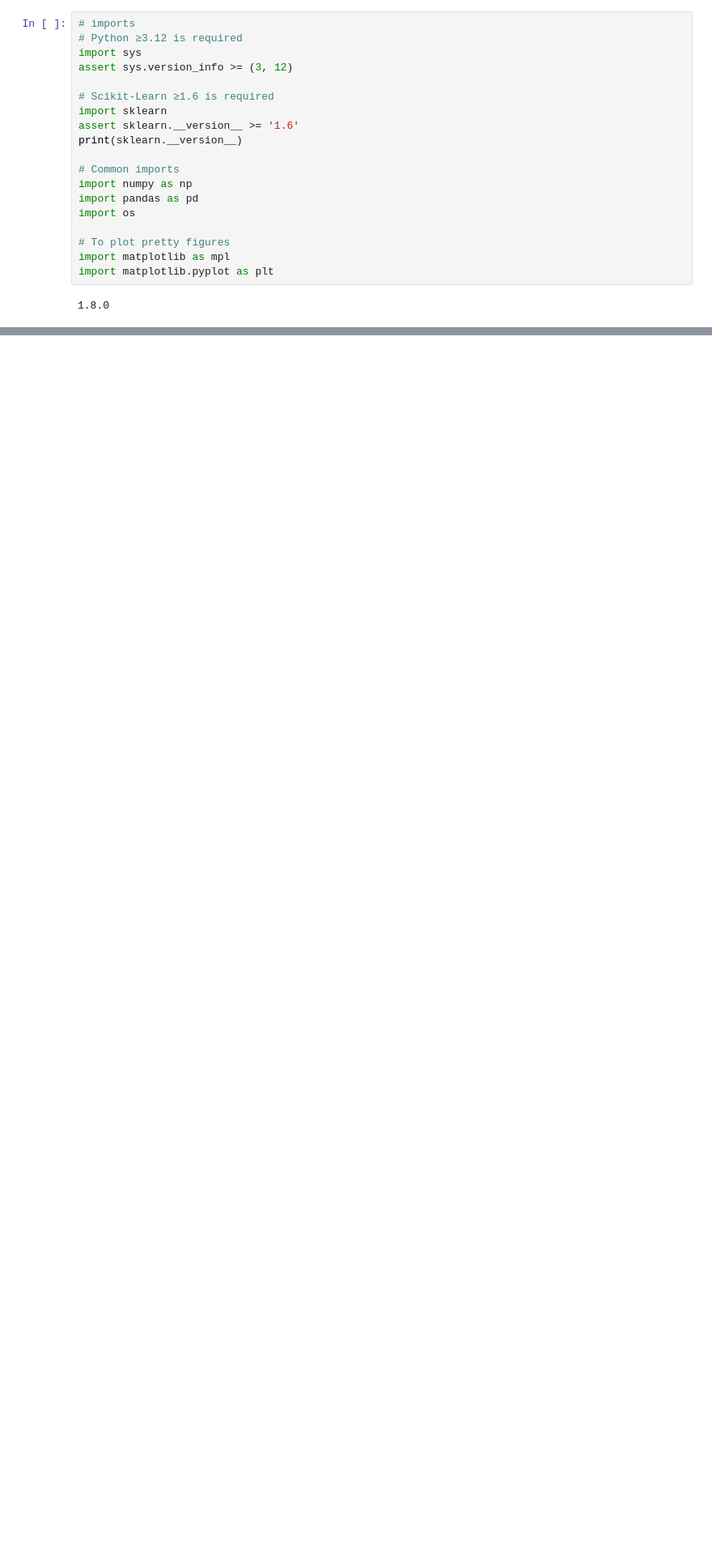
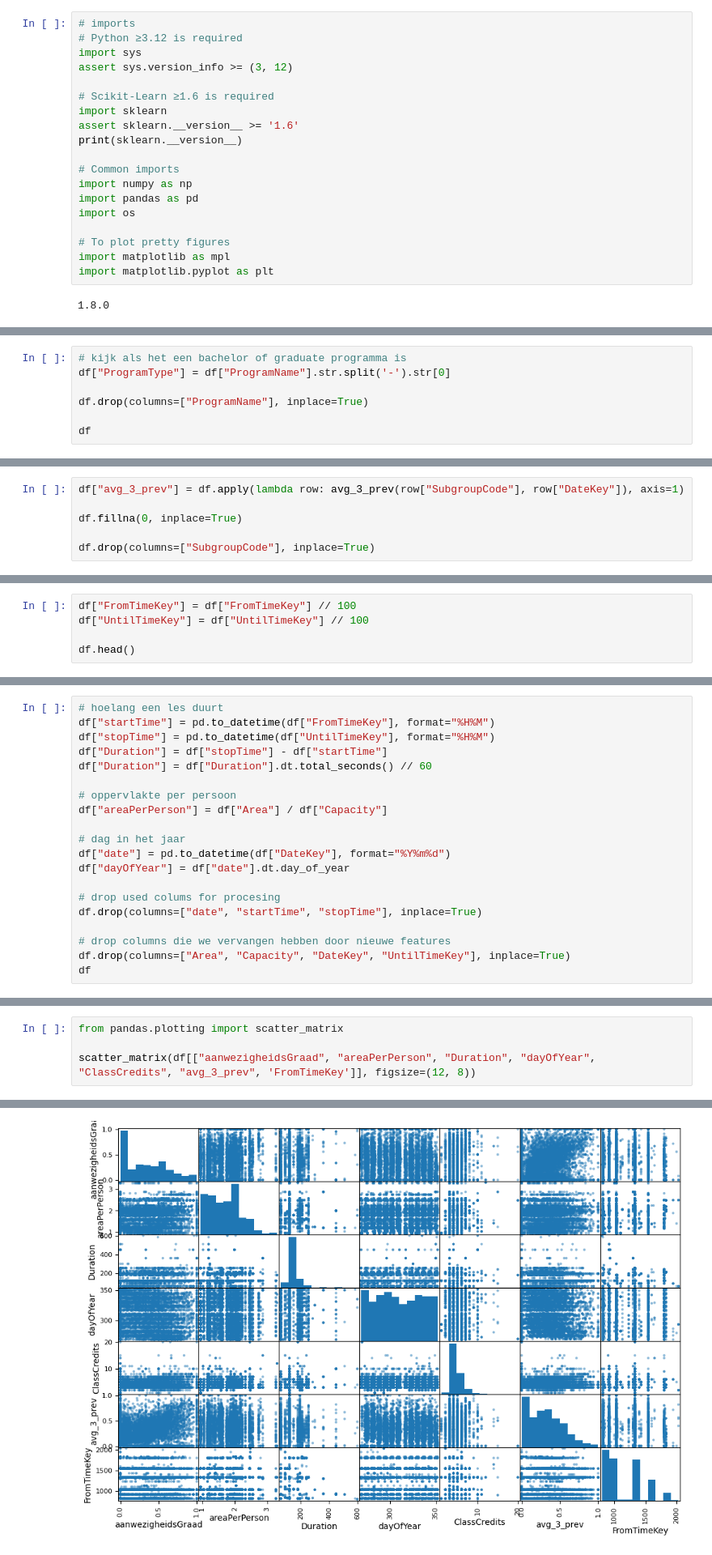
Before and after one commit to Arnz3/ml-project, a Jupyter notebook: werkje.ipynb, the cells around one changed output, grey strips where cells are left out. Shown at 81% size. Drawn from its saved outputs; the diff is of its cells as text; blank space fills up the shorter version.

```diff
--- a/werkje.ipynb
+++ b/werkje.ipynb
@@ -44,0 +70,7 @@ Name: ClassProgramStage, dtype: float64
+# %%
+# kijk als het een bachelor of graduate programma is
+df["ProgramType"] = df["ProgramName"].str.split('-').str[0]
+
+df.drop(columns=["ProgramName"], inplace=True)
+
+df
@@ -44,0 +105,6 @@ Name: ClassProgramStage, dtype: float64
+# %%
+df["avg_3_prev"] = df.apply(lambda row: avg_3_prev(row["SubgroupCode"], row["DateKey"]), axis=1)
+
+df.fillna(0, inplace=True)
+
+df.drop(columns=["SubgroupCode"], inplace=True)
@@ -44,0 +113,5 @@ Name: ClassProgramStage, dtype: float64
+# %%
+df["FromTimeKey"] = df["FromTimeKey"] // 100
+df["UntilTimeKey"] = df["UntilTimeKey"] // 100
+
+df.head()
@@ -44,0 +125,20 @@ Name: ClassProgramStage, dtype: float64
+# %%
+# hoelang een les duurt
+df["startTime"] = pd.to_datetime(df["FromTimeKey"], format="%H%M")
+df["stopTime"] = pd.to_datetime(df["UntilTimeKey"], format="%H%M")
+df["Duration"] = df["stopTime"] - df["startTime"]
+df["Duration"] = df["Duration"].dt.total_seconds() // 60
+
+# oppervlakte per persoon
+df["areaPerPerson"] = df["Area"] / df["Capacity"]
+
+# dag in het jaar
+df["date"] = pd.to_datetime(df["DateKey"], format="%Y%m%d")
+df["dayOfYear"] = df["date"].dt.day_of_year
+
+# drop used colums for procesing
+df.drop(columns=["date", "startTime", "stopTime"], inplace=True)
+
+# drop columns die we vervangen hebben door nieuwe features
+df.drop(columns=["Area", "Capacity", "DateKey", "UntilTimeKey"], inplace=True)
+df
@@ -44,0 +173,5 @@ Name: ClassProgramStage, dtype: float64
+# %%
+from pandas.plotting import scatter_matrix
+
+scatter_matrix(df[["aanwezigheidsGraad", "areaPerPerson", "Duration", "dayOfYear", "ClassCredits", "avg_3_prev", 'FromTimeKey']], figsize=(12, 8))
+# %% [output]
@@ -44,0 +195 @@ Name: ClassProgramStage, dtype: float64
+[figure, added]
```
Also changed, not shown: parts of 88 cells of this notebook, 1 other file.
